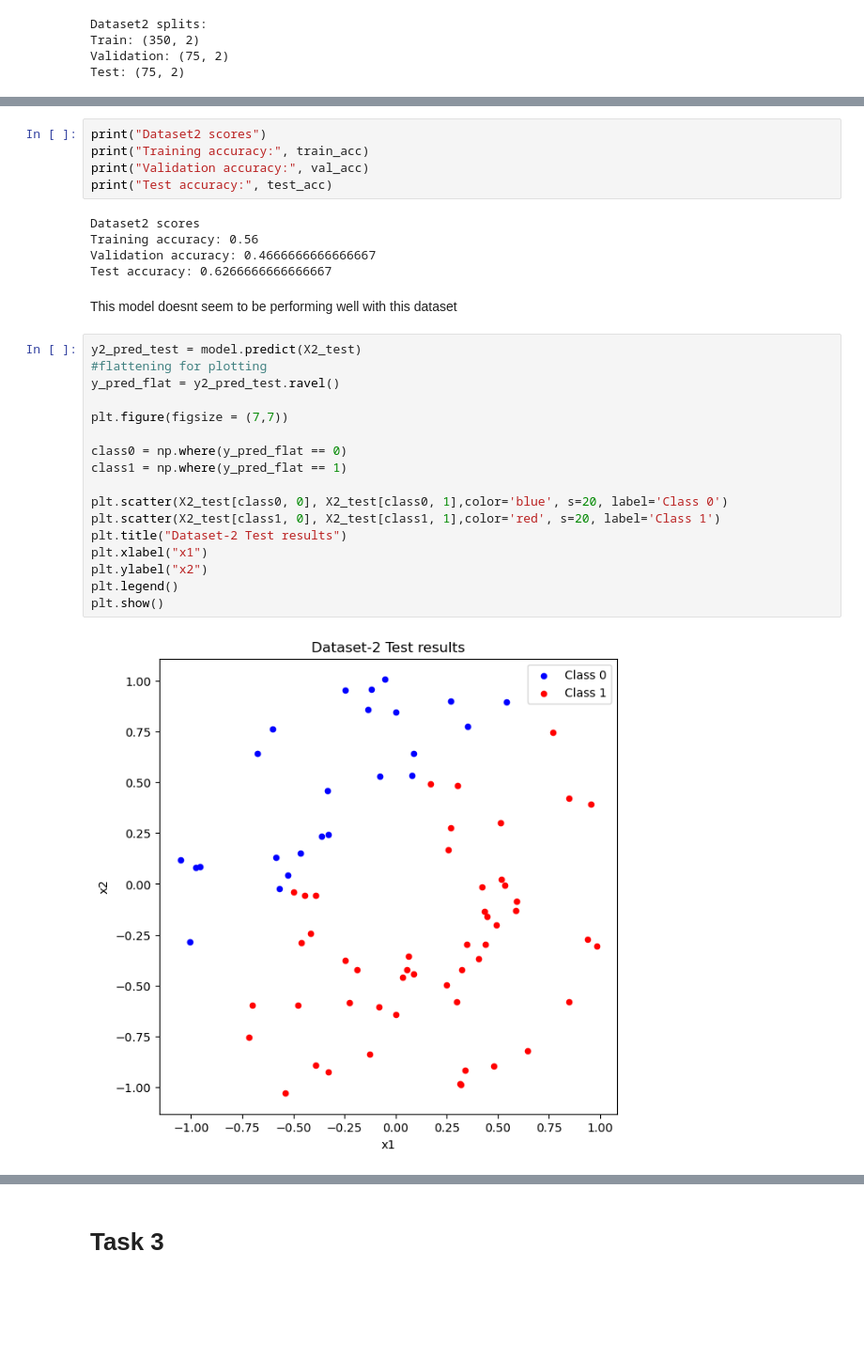
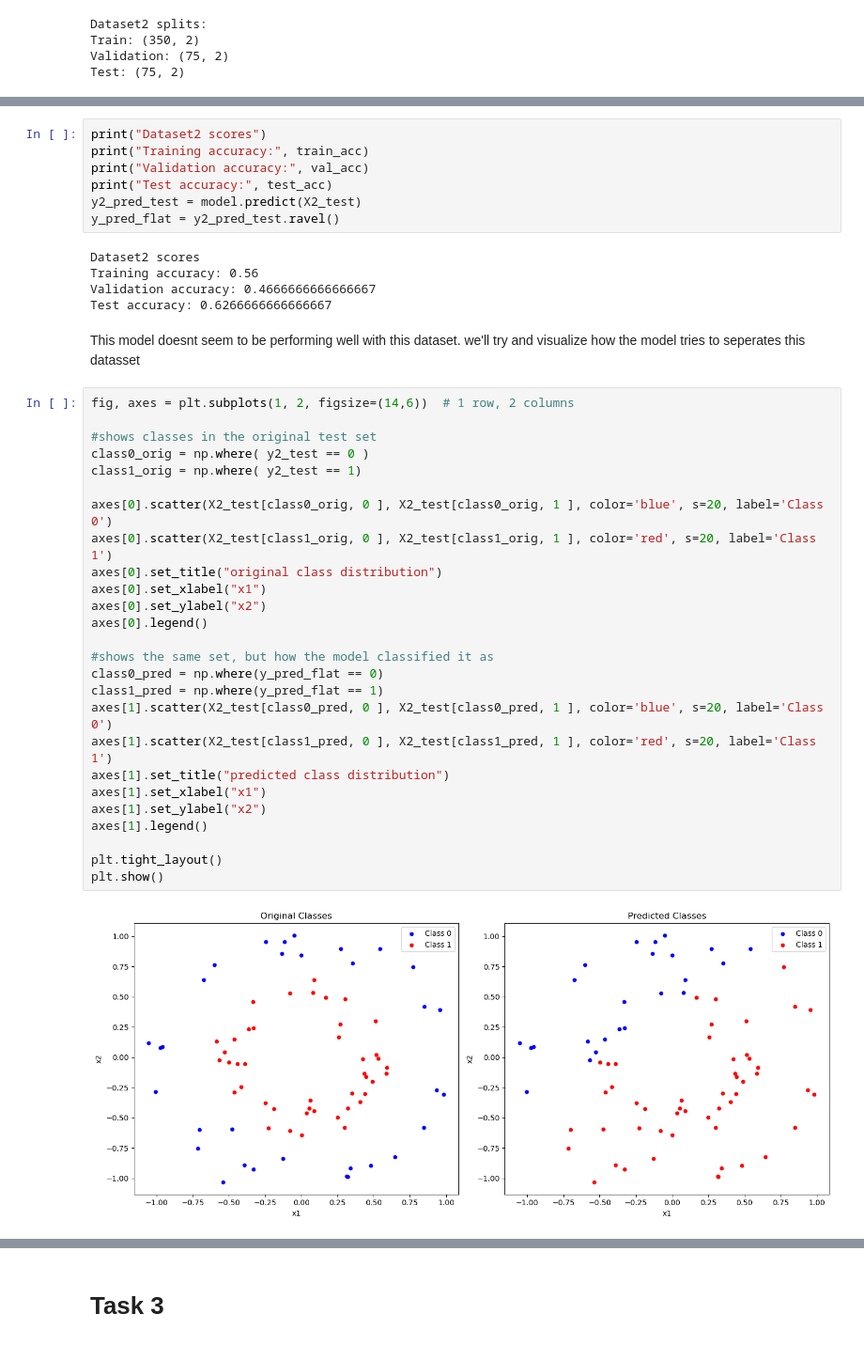
Before and after one commit to PatriotArrow/DeepLearning, a Jupyter notebook: assignment1/submission.ipynb, the cells around one changed output, grey strips where cells are left out. Shown at 94% size. Cells and saved outputs as stored; diff of their text form; blank space fills up the shorter version.

```diff
--- a/assignment1/submission.ipynb
+++ b/assignment1/submission.ipynb
@@ -472,29 +473,40 @@ print("Dataset2 scores")
 print("Training accuracy:", train_acc)
 print("Validation accuracy:", val_acc)
 print("Test accuracy:", test_acc)
+y2_pred_test = model.predict(X2_test)
+y_pred_flat = y2_pred_test.ravel()
 # %% [output]
 Dataset2 scores
 Training accuracy: 0.56
 Validation accuracy: 0.4666666666666667
 Test accuracy: 0.6266666666666667
 # %% [markdown]
-This model doesnt seem to be performing well with this dataset
+This model doesnt seem to be performing well with this dataset. we'll try and visualize how the model tries to seperates this datasset
 # %%
-y2_pred_test = model.predict(X2_test)
-#flattening for plotting
-y_pred_flat = y2_pred_test.ravel()
+fig, axes = plt.subplots(1, 2, figsize=(14,6))  # 1 row, 2 columns
 
-plt.figure(figsize = (7,7))
+#shows classes in the original test set
+class0_orig = np.where( y2_test == 0 )
+class1_orig = np.where( y2_test == 1)
 
-class0 = np.where(y_pred_flat == 0)
-class1 = np.where(y_pred_flat == 1)
+axes[0].scatter(X2_test[class0_orig, 0 ], X2_test[class0_orig, 1 ], color='blue', s=20, label='Class 0')
+axes[0].scatter(X2_test[class1_orig, 0 ], X2_test[class1_orig, 1 ], color='red', s=20, label='Class 1')
+axes[0].set_title("original class distribution")
+axes[0].set_xlabel("x1")
+axes[0].set_ylabel("x2")
+axes[0].legend()
 
-plt.scatter(X2_test[class0, 0], X2_test[class0, 1],color='blue', s=20, label='Class 0')
-plt.scatter(X2_test[class1, 0], X2_test[class1, 1],color='red', s=20, label='Class 1')
-plt.title("Dataset-2 Test results")
-plt.xlabel("x1")
-plt.ylabel("x2")
-plt.legend()
+#shows the same set, but how the model classified it as
+class0_pred = np.where(y_pred_flat == 0)
+class1_pred = np.where(y_pred_flat == 1)
+axes[1].scatter(X2_test[class0_pred, 0 ], X2_test[class0_pred, 1 ], color='blue', s=20, label='Class 0')
+axes[1].scatter(X2_test[class1_pred, 0 ], X2_test[class1_pred, 1 ], color='red', s=20, label='Class 1')
+axes[1].set_title("predicted class distribution")
+axes[1].set_xlabel("x1")
+axes[1].set_ylabel("x2")
+axes[1].legend()
+
+plt.tight_layout()
 plt.show()
 # %% [output]
-[figure, old version]
+[figure, new version]
```
Also changed, not shown: parts of 8 cells of this notebook.
